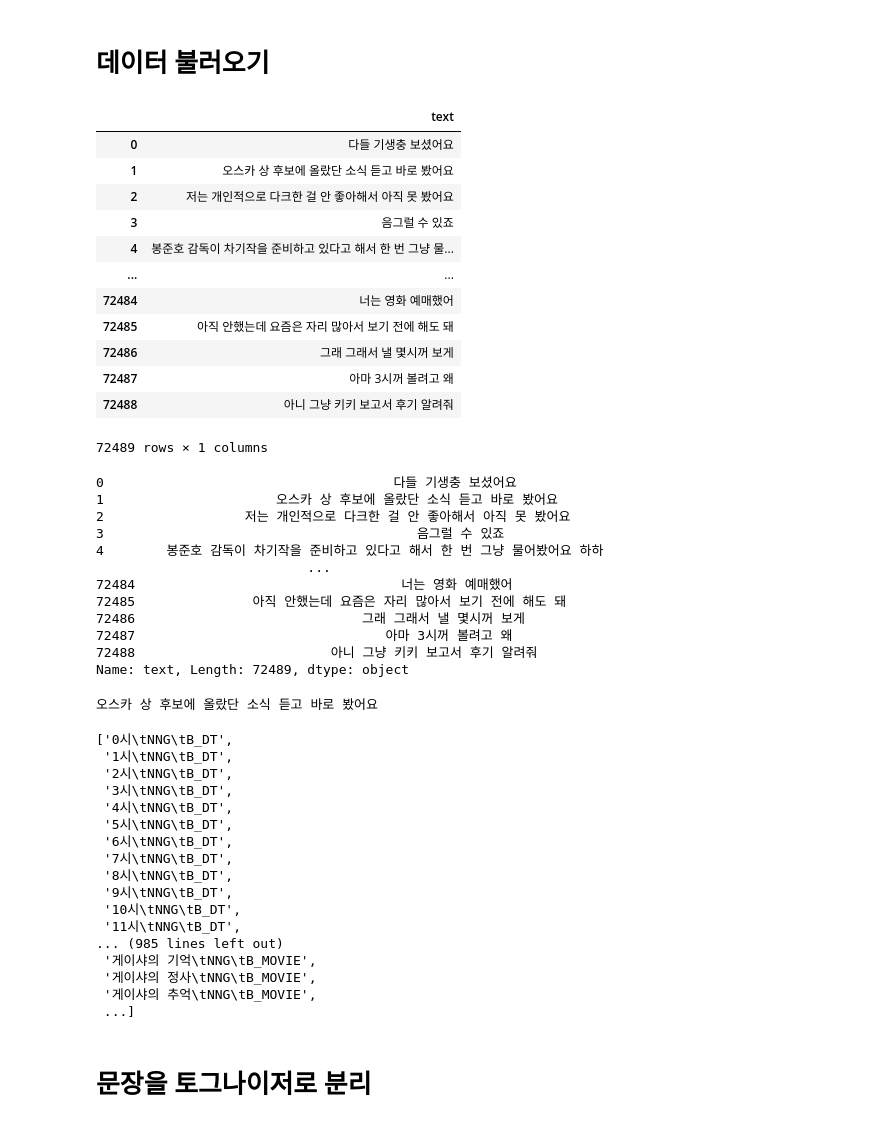
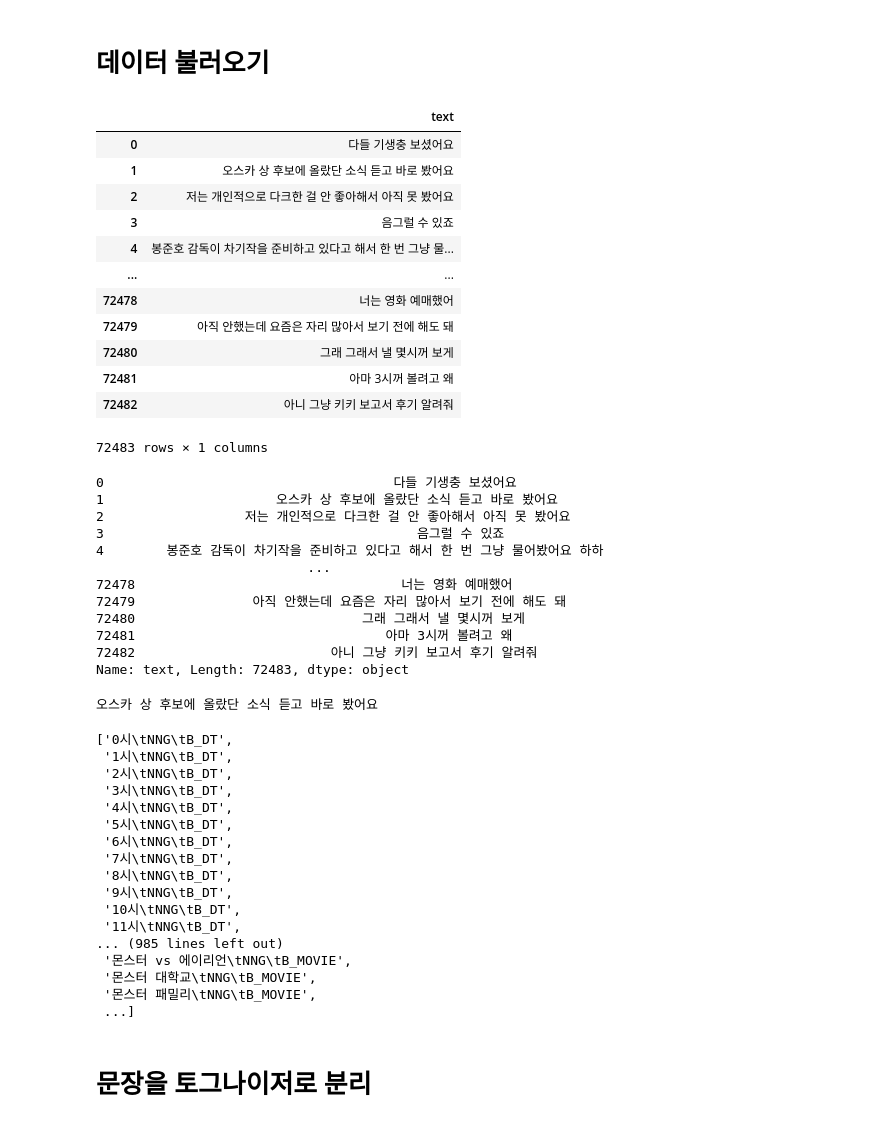
Before and after one commit to wonyounging/2_Project, a Jupyter notebook: Work_data/ner_data/ner_data_make.ipynb, the cells around one changed output. Saved outputs shown, nothing was run; the diff lists cells and outputs as text; code cells hidden in the pictures.

```diff
--- a/Work_data/ner_data/ner_data_make.ipynb
+++ b/Work_data/ner_data/ner_data_make.ipynb
@@ -5,22 +5,22 @@ import pandas as pd
 # %%
 # 대화 데이터
 
-df_text = pd.read_csv('c:/2nd_project/Data/talk_data/영화 주제 대화 말뭉치 묶음(Train_Re).csv')
+df_text = pd.read_csv('d:/2nd_project/Data/talk_data/영화 주제 대화 말뭉치 묶음(Train_Re).csv')
 df_text
 # %% [output]
 |  | text |
 | 0 | 다들 기생충 보셨어요 |
 | 1 | 오스카 상 후보에 올랐단 소식 듣고 바로 봤어요 |
 | 2 | 저는 개인적으로 다크한 걸 안 좋아해서 아직 못 봤어요 |
 | 3 | 음그럴 수 있죠 |
 | 4 | 봉준호 감독이 차기작을 준비하고 있다고 해서 한 번 그냥 물... |
 | ... | ... |
-| 72484 | 너는 영화 예매했어 |
-| 72485 | 아직 안했는데 요즘은 자리 많아서 보기 전에 해도 돼 |
-| 72486 | 그래 그래서 낼 몇시꺼 보게 |
-| 72487 | 아마 3시꺼 볼려고 왜 |
-| 72488 | 아니 그냥 키키 보고서 후기 알려줘 |
+| 72478 | 너는 영화 예매했어 |
+| 72479 | 아직 안했는데 요즘은 자리 많아서 보기 전에 해도 돼 |
+| 72480 | 그래 그래서 낼 몇시꺼 보게 |
+| 72481 | 아마 3시꺼 볼려고 왜 |
+| 72482 | 아니 그냥 키키 보고서 후기 알려줘 |
-72489 rows × 1 columns
+72483 rows × 1 columns
 # %%
 txts = df_text['text']
 txts
@@ -31,12 +31,12 @@ txts
 3                                        음그럴 수 있죠
 4        봉준호 감독이 차기작을 준비하고 있다고 해서 한 번 그냥 물어봤어요 하하
                            ...
-72484                                  너는 영화 예매했어
-72485               아직 안했는데 요즘은 자리 많아서 보기 전에 해도 돼
-72486                             그래 그래서 낼 몇시꺼 보게
-72487                                아마 3시꺼 볼려고 왜
-72488                         아니 그냥 키키 보고서 후기 알려줘
-Name: text, Length: 72489, dtype: object
+72478                                  너는 영화 예매했어
+72479               아직 안했는데 요즘은 자리 많아서 보기 전에 해도 돼
+72480                             그래 그래서 낼 몇시꺼 보게
+72481                                아마 3시꺼 볼려고 왜
+72482                         아니 그냥 키키 보고서 후기 알려줘
+Name: text, Length: 72483, dtype: object
 # %%
 txt = txts[1]
 print(txt)
@@ -45,7 +45,7 @@ print(txt)
 # %%
 # ner_tag 데이터
 
-ner_file_path = 'c:/2nd_project/Data/ner_tag_data.txt'
+ner_file_path = 'd:/2nd_project/Data/ner_tag_data_10.txt'
 
 with open(ner_file_path, 'r', encoding='utf-8') as file:
     lines = file.readlines()
@@ -71,9 +71,9 @@ ner_lists
  '10시\tNNG\tB_DT',
  '11시\tNNG\tB_DT',
 ... (985 lines left out)
- '게이샤의 기억\tNNG\tB_MOVIE',
- '게이샤의 정사\tNNG\tB_MOVIE',
- '게이샤의 추억\tNNG\tB_MOVIE',
+ '몬스터 vs 에이리언\tNNG\tB_MOVIE',
+ '몬스터 대학교\tNNG\tB_MOVIE',
+ '몬스터 패밀리\tNNG\tB_MOVIE',
  ...]
 # %%
 # # 단어사전
```
Also changed, not shown: parts of 8 cells of this notebook, 1 other file.
